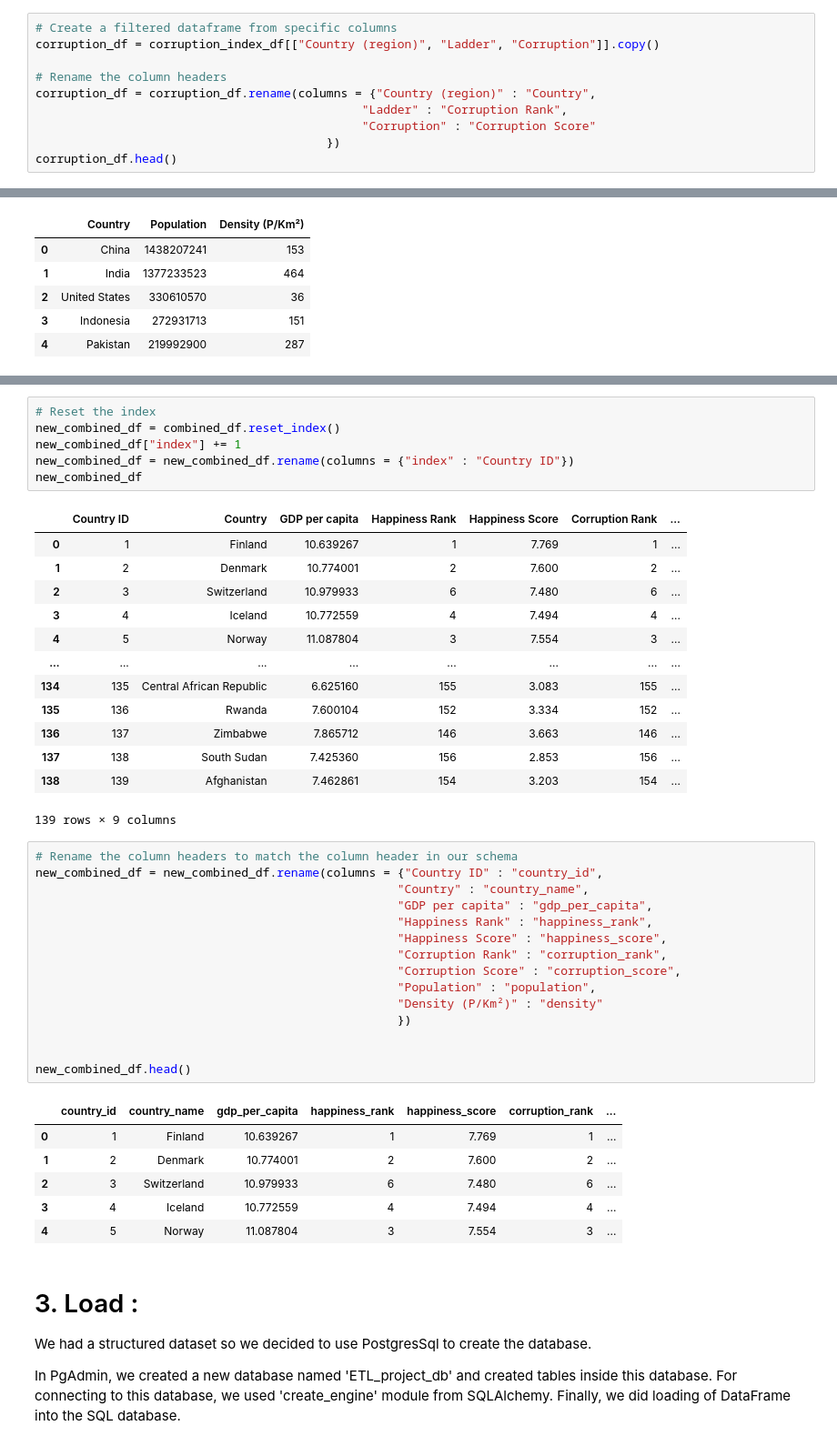
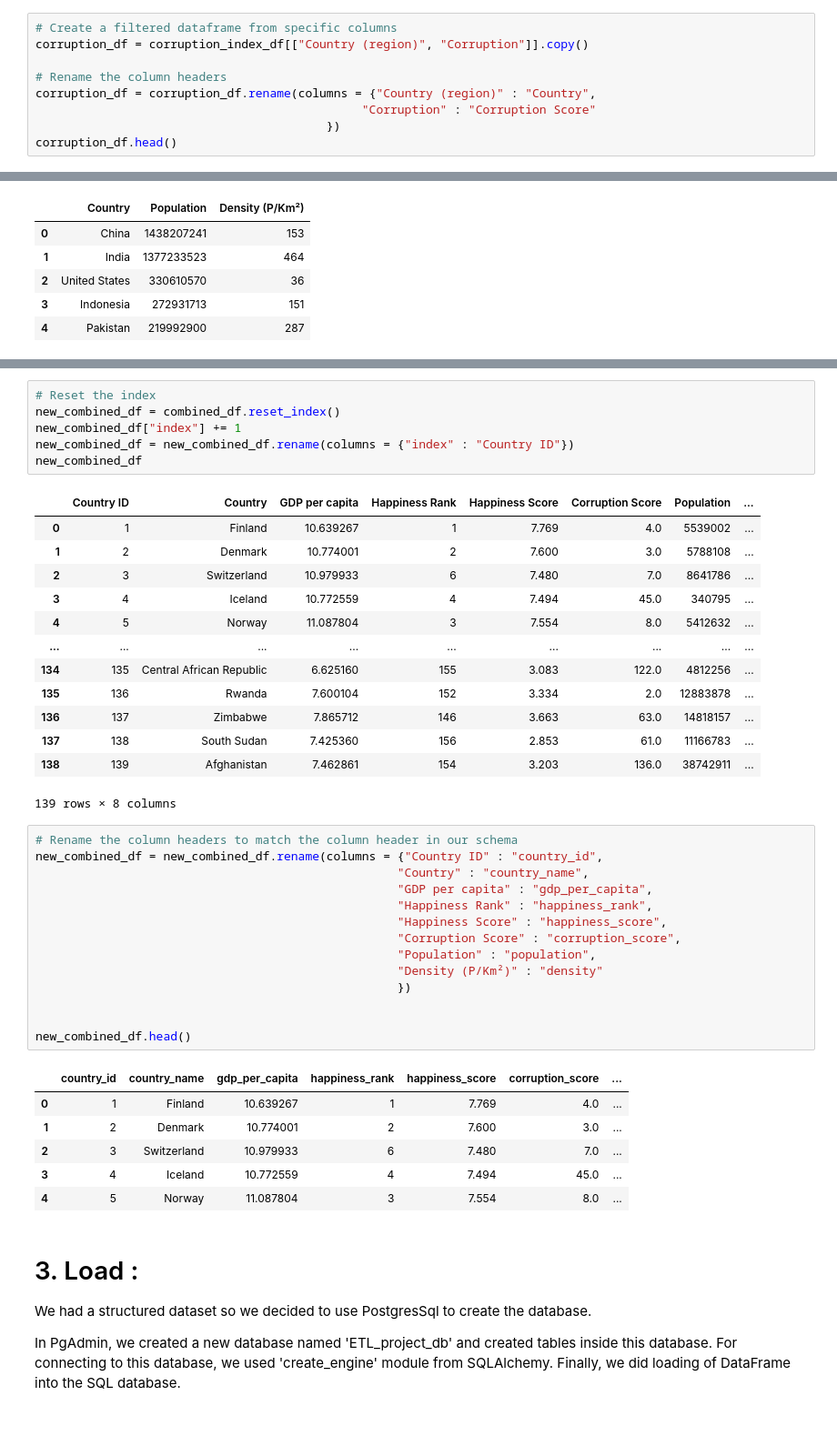
Before and after one commit to preeti0103/ETL-Project, a Jupyter notebook: ETL.ipynb, the cells around one changed output, grey strips where cells are left out. Shown at 91% size. Drawn from its saved outputs; the diff is of its cells as text.

```diff
--- a/ETL.ipynb
+++ b/ETL.ipynb
@@ -154,11 +148,10 @@ merge_one
 147 rows × 4 columns
 # %%
 # Create a filtered dataframe from specific columns
-corruption_df = corruption_index_df[["Country (region)", "Ladder", "Corruption"]].copy()
+corruption_df = corruption_index_df[["Country (region)", "Corruption"]].copy()
 
 # Rename the column headers
 corruption_df = corruption_df.rename(columns = {"Country (region)" : "Country",
-                                              "Ladder" : "Corruption Rank",
                                               "Corruption" : "Corruption Score"
                                          })
 corruption_df.head()
@@ -228,41 +221,40 @@ new_combined_df["index"] += 1
 new_combined_df = new_combined_df.rename(columns = {"index" : "Country ID"})
 new_combined_df
 # %% [output]
-|  | Country ID | Country | GDP per capita | Happiness Rank | Happiness Score | Corruption Rank | ... |
-| 0 | 1 | Finland | 10.639267 | 1 | 7.769 | 1 | ... |
-| 1 | 2 | Denmark | 10.774001 | 2 | 7.600 | 2 | ... |
-| 2 | 3 | Switzerland | 10.979933 | 6 | 7.480 | 6 | ... |
-| 3 | 4 | Iceland | 10.772559 | 4 | 7.494 | 4 | ... |
-| 4 | 5 | Norway | 11.087804 | 3 | 7.554 | 3 | ... |
-| ... | ... | ... | ... | ... | ... | ... | ... |
-| 134 | 135 | Central African Republic | 6.625160 | 155 | 3.083 | 155 | ... |
-| 135 | 136 | Rwanda | 7.600104 | 152 | 3.334 | 152 | ... |
-| 136 | 137 | Zimbabwe | 7.865712 | 146 | 3.663 | 146 | ... |
-| 137 | 138 | South Sudan | 7.425360 | 156 | 2.853 | 156 | ... |
-| 138 | 139 | Afghanistan | 7.462861 | 154 | 3.203 | 154 | ... |
+|  | Country ID | Country | GDP per capita | Happiness Rank | Happiness Score | Corruption Score | Population | ... |
+| 0 | 1 | Finland | 10.639267 | 1 | 7.769 | 4.0 | 5539002 | ... |
+| 1 | 2 | Denmark | 10.774001 | 2 | 7.600 | 3.0 | 5788108 | ... |
+| 2 | 3 | Switzerland | 10.979933 | 6 | 7.480 | 7.0 | 8641786 | ... |
+| 3 | 4 | Iceland | 10.772559 | 4 | 7.494 | 45.0 | 340795 | ... |
+| 4 | 5 | Norway | 11.087804 | 3 | 7.554 | 8.0 | 5412632 | ... |
+| ... | ... | ... | ... | ... | ... | ... | ... | ... |
+| 134 | 135 | Central African Republic | 6.625160 | 155 | 3.083 | 122.0 | 4812256 | ... |
+| 135 | 136 | Rwanda | 7.600104 | 152 | 3.334 | 2.0 | 12883878 | ... |
+| 136 | 137 | Zimbabwe | 7.865712 | 146 | 3.663 | 63.0 | 14818157 | ... |
+| 137 | 138 | South Sudan | 7.425360 | 156 | 2.853 | 61.0 | 11166783 | ... |
+| 138 | 139 | Afghanistan | 7.462861 | 154 | 3.203 | 136.0 | 38742911 | ... |
-139 rows × 9 columns
+139 rows × 8 columns
 # %%
 # Rename the column headers to match the column header in our schema
 new_combined_df = new_combined_df.rename(columns = {"Country ID" : "country_id",
                                                    "Country" : "country_name",
                                                    "GDP per capita" : "gdp_per_capita",
                                                    "Happiness Rank" : "happiness_rank",
                                                    "Happiness Score" : "happiness_score",
-                                                   "Corruption Rank" : "corruption_rank",
                                                    "Corruption Score" : "corruption_score",
                                                    "Population" : "population",
                                                    "Density (P/Km²)" : "density"
                                                    })
 
 
 new_combined_df.head()
 # %% [output]
-|  | country_id | country_name | gdp_per_capita | happiness_rank | happiness_score | corruption_rank | ... |
-| 0 | 1 | Finland | 10.639267 | 1 | 7.769 | 1 | ... |
-| 1 | 2 | Denmark | 10.774001 | 2 | 7.600 | 2 | ... |
-| 2 | 3 | Switzerland | 10.979933 | 6 | 7.480 | 6 | ... |
-| 3 | 4 | Iceland | 10.772559 | 4 | 7.494 | 4 | ... |
-| 4 | 5 | Norway | 11.087804 | 3 | 7.554 | 3 | ... |
+|  | country_id | country_name | gdp_per_capita | happiness_rank | happiness_score | corruption_score | ... |
+| 0 | 1 | Finland | 10.639267 | 1 | 7.769 | 4.0 | ... |
+| 1 | 2 | Denmark | 10.774001 | 2 | 7.600 | 3.0 | ... |
+| 2 | 3 | Switzerland | 10.979933 | 6 | 7.480 | 7.0 | ... |
+| 3 | 4 | Iceland | 10.772559 | 4 | 7.494 | 45.0 | ... |
+| 4 | 5 | Norway | 11.087804 | 3 | 7.554 | 8.0 | ... |
 # %% [markdown]
 # 3. Load :
 
```
Also changed, not shown: parts of 6 cells of this notebook, 4 other files.
